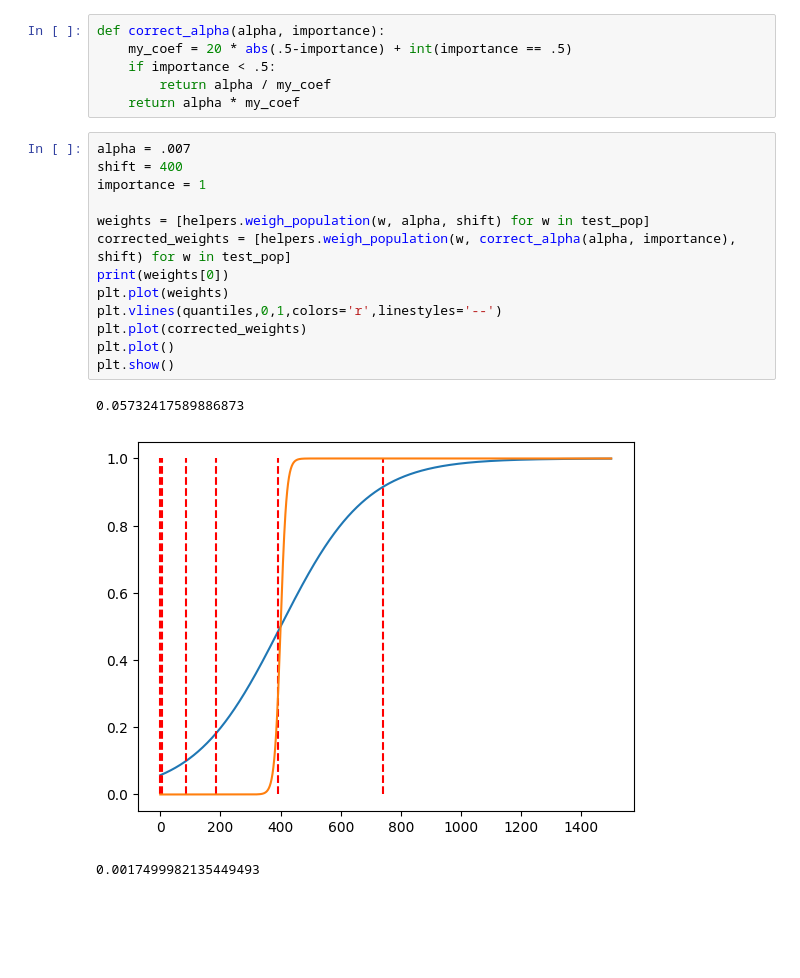
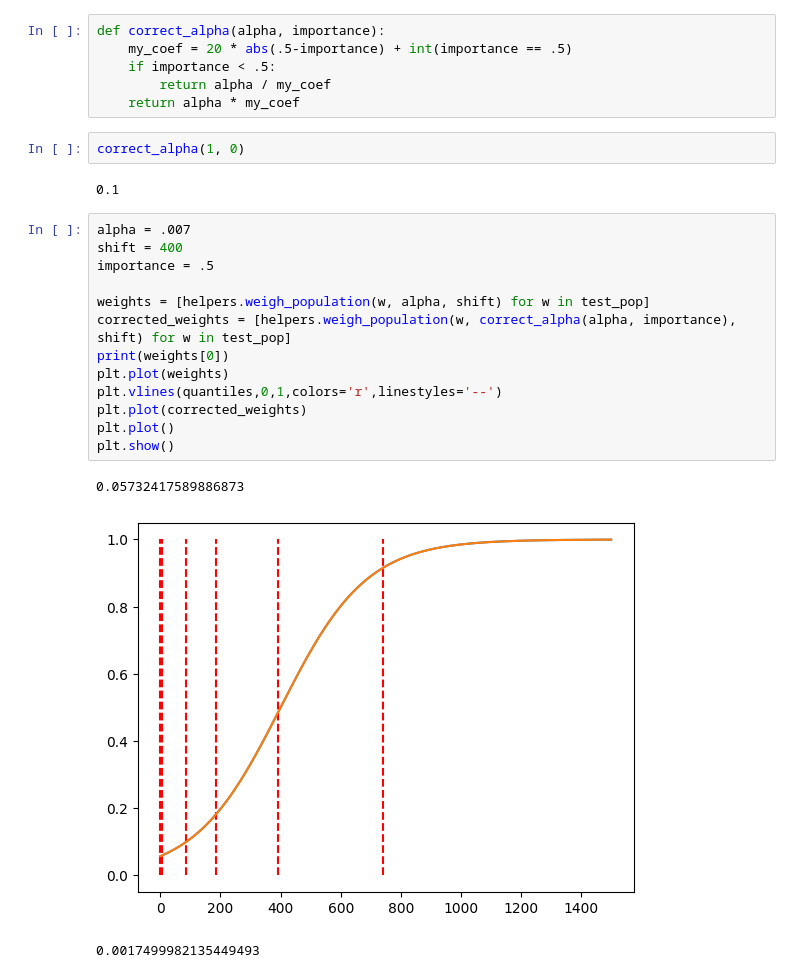
Before and after one commit to SerSmith/postomat_optimisation, a Jupyter notebook: Notebooks/researches/weights_and_importances.ipynb, the cells around one changed output. Cells and saved outputs as stored; diff of their text form; blank space fills up the shorter version.

```diff
--- a/Notebooks/researches/weights_and_importances.ipynb
+++ b/Notebooks/researches/weights_and_importances.ipynb
@@ -74,22 +74,26 @@ def correct_alpha(alpha, importance):
     if importance < .5:
         return alpha / my_coef
     return alpha * my_coef
+# %%
+correct_alpha(1, 0)
+# %% [output]
+0.1
 # %%
 alpha = .007
 shift = 400
-importance = 1
+importance = .5
 
 weights = [helpers.weigh_population(w, alpha, shift) for w in test_pop]
 corrected_weights = [helpers.weigh_population(w, correct_alpha(alpha, importance), shift) for w in test_pop]
 print(weights[0])
 plt.plot(weights)
 plt.vlines(quantiles,0,1,colors='r',linestyles='--')
 plt.plot(corrected_weights)
 plt.plot()
 plt.show()
 # %% [output]
 0.05732417589886873
-[figure, old version]
+[figure, new version]
 # %%
 # %% [output]
 0.0017499982135449493
```
Also changed, not shown: 1 other file.
